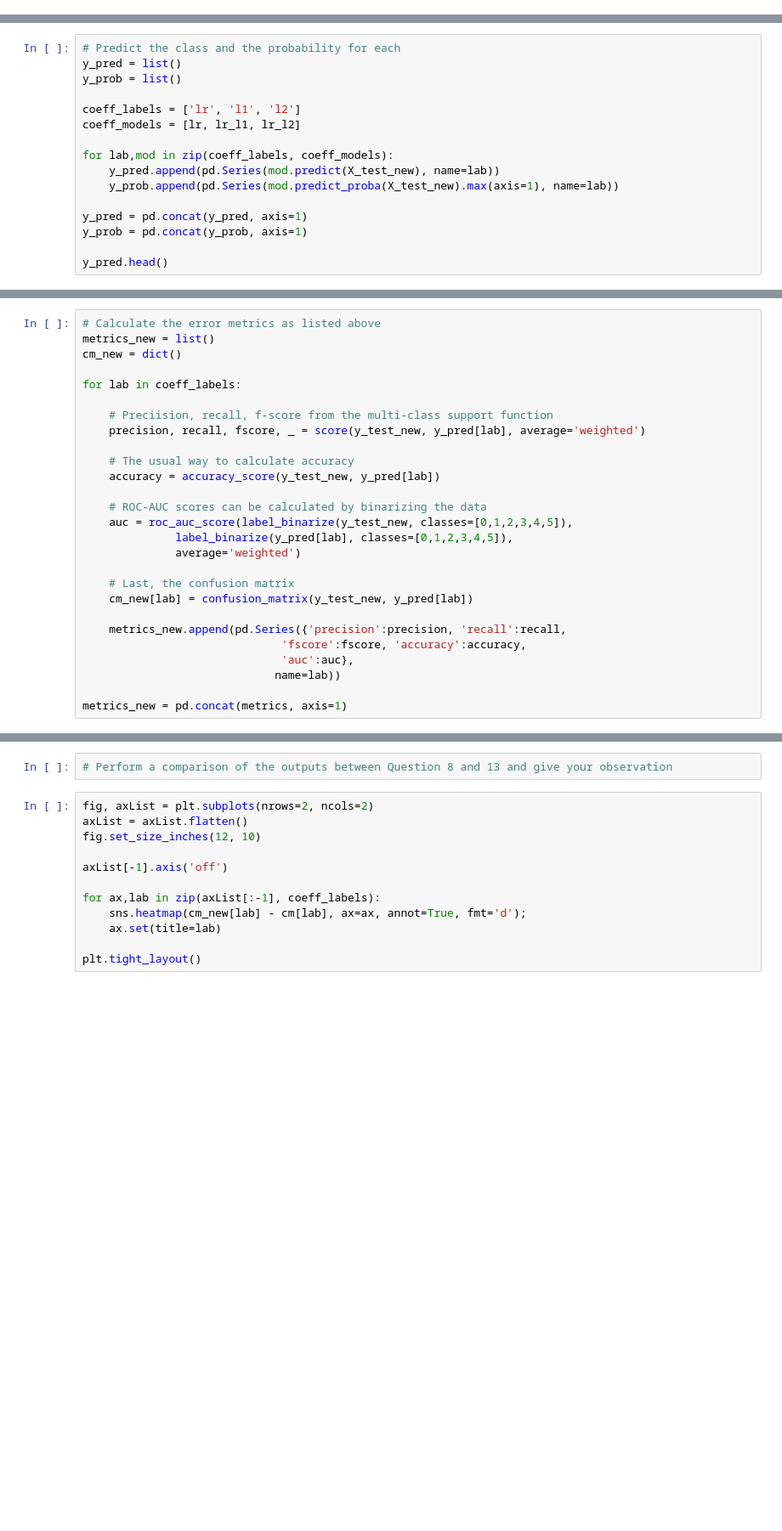
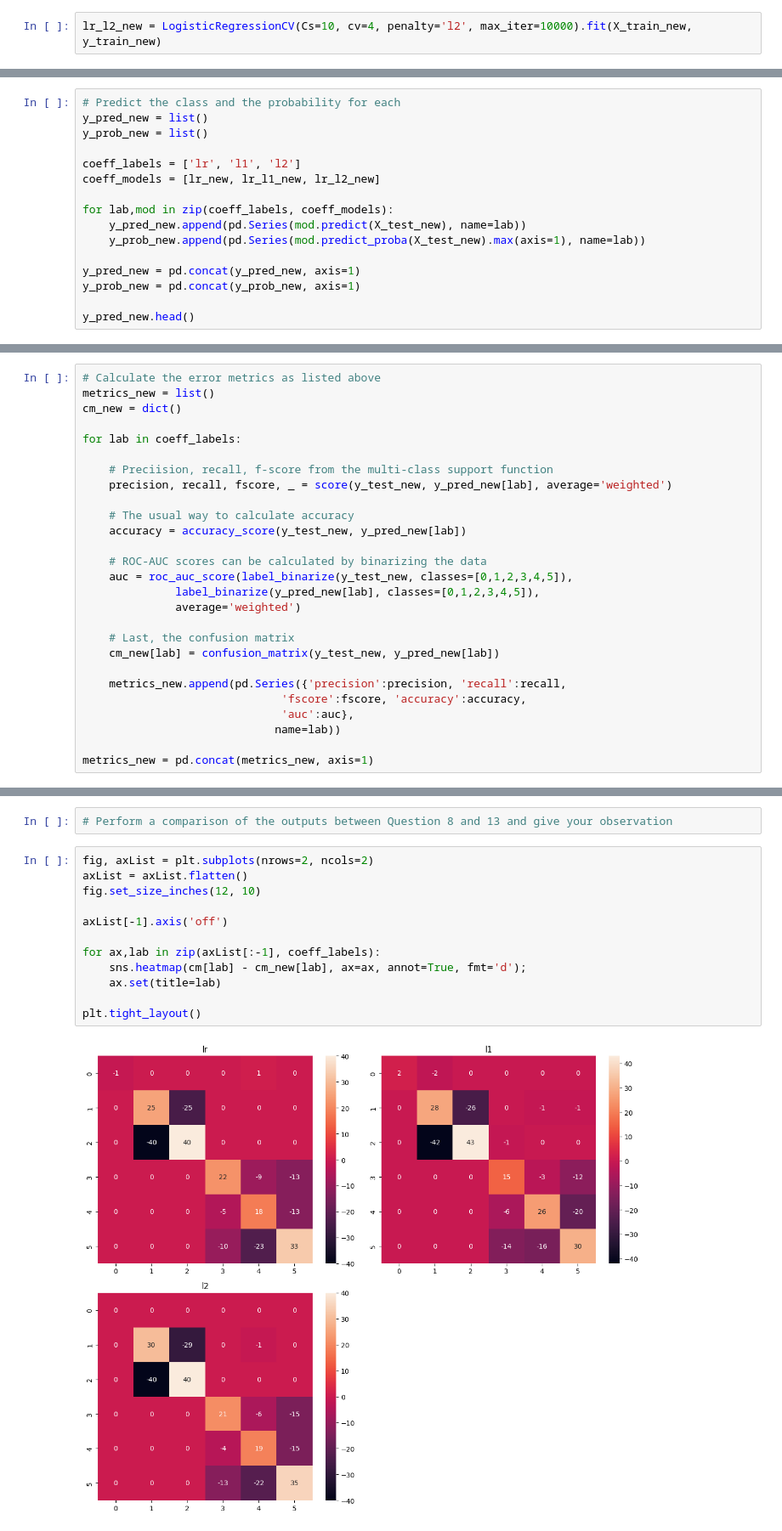
Before and after one commit to vmleroy/ic-cefet, a Jupyter notebook: 4-Regularizacao-Bias-Variancia/Regressao_Logistica_V2_ava.ipynb, the cells around one changed output, grey strips where cells are left out. Shown: that part at 85% size. Saved outputs shown, nothing was run; the diff lists cells and outputs as text; blank space fills up the shorter version.

```diff
--- a/4-Regularizacao-Bias-Variancia/Regressao_Logistica_V2_ava.ipynb
+++ b/4-Regularizacao-Bias-Variancia/Regressao_Logistica_V2_ava.ipynb
@@ -515,2 +525,4 @@ lr_l2 = LogisticRegressionCV(Cs=10, cv=4, penalty='l2', max_iter=10000).fit(X_tr
+# %%
+lr_l2_new = LogisticRegressionCV(Cs=10, cv=4, penalty='l2', max_iter=10000).fit(X_train_new, y_train_new)
 # %%
 #Try with different solvers like ‘newton-cg’, ‘lbfgs’, ‘sag’, ‘saga’ and give your observations
@@ -567,17 +602,17 @@ plt.tight_layout()
 * Also store the probability for the predicted class for each model.
 # %%
 # Predict the class and the probability for each
-y_pred = list()
-y_prob = list()
+y_pred_new = list()
+y_prob_new = list()
 
 coeff_labels = ['lr', 'l1', 'l2']
-coeff_models = [lr, lr_l1, lr_l2]
+coeff_models = [lr_new, lr_l1_new, lr_l2_new]
 
 for lab,mod in zip(coeff_labels, coeff_models):
-    y_pred.append(pd.Series(mod.predict(X_test_new), name=lab))
-    y_prob.append(pd.Series(mod.predict_proba(X_test_new).max(axis=1), name=lab))
+    y_pred_new.append(pd.Series(mod.predict(X_test_new), name=lab))
+    y_prob_new.append(pd.Series(mod.predict_proba(X_test_new).max(axis=1), name=lab))
 
-y_pred = pd.concat(y_pred, axis=1)
-y_prob = pd.concat(y_prob, axis=1)
+y_pred_new = pd.concat(y_pred_new, axis=1)
+y_prob_new = pd.concat(y_prob_new, axis=1)
 
-y_pred.head()
+y_pred_new.head()
@@ -601,25 +652,25 @@ cm_new = dict()
 for lab in coeff_labels:
 
     # Preciision, recall, f-score from the multi-class support function
-    precision, recall, fscore, _ = score(y_test_new, y_pred[lab], average='weighted')
+    precision, recall, fscore, _ = score(y_test_new, y_pred_new[lab], average='weighted')
 
     # The usual way to calculate accuracy
-    accuracy = accuracy_score(y_test_new, y_pred[lab])
+    accuracy = accuracy_score(y_test_new, y_pred_new[lab])
 
     # ROC-AUC scores can be calculated by binarizing the data
     auc = roc_auc_score(label_binarize(y_test_new, classes=[0,1,2,3,4,5]),
-              label_binarize(y_pred[lab], classes=[0,1,2,3,4,5]),
+              label_binarize(y_pred_new[lab], classes=[0,1,2,3,4,5]),
               average='weighted')
 
     # Last, the confusion matrix
-    cm_new[lab] = confusion_matrix(y_test_new, y_pred[lab])
+    cm_new[lab] = confusion_matrix(y_test_new, y_pred_new[lab])
 
     metrics_new.append(pd.Series({'precision':precision, 'recall':recall,
                               'fscore':fscore, 'accuracy':accuracy,
                               'auc':auc},
                              name=lab))
 
-metrics_new = pd.concat(metrics, axis=1)
+metrics_new = pd.concat(metrics_new, axis=1)
 # %%
 #Run the metrics
 metrics_new
@@ -649,12 +726,14 @@ metrics_new - metrics
 # %%
 fig, axList = plt.subplots(nrows=2, ncols=2)
 axList = axList.flatten()
 fig.set_size_inches(12, 10)
 
 axList[-1].axis('off')
 
 for ax,lab in zip(axList[:-1], coeff_labels):
-    sns.heatmap(cm_new[lab] - cm[lab], ax=ax, annot=True, fmt='d');
+    sns.heatmap(cm[lab] - cm_new[lab], ax=ax, annot=True, fmt='d');
     ax.set(title=lab)
 
 plt.tight_layout()
+# %% [output]
+[figure, added]
```
Also changed, not shown: parts of 37 cells of this notebook, 2 other files.
